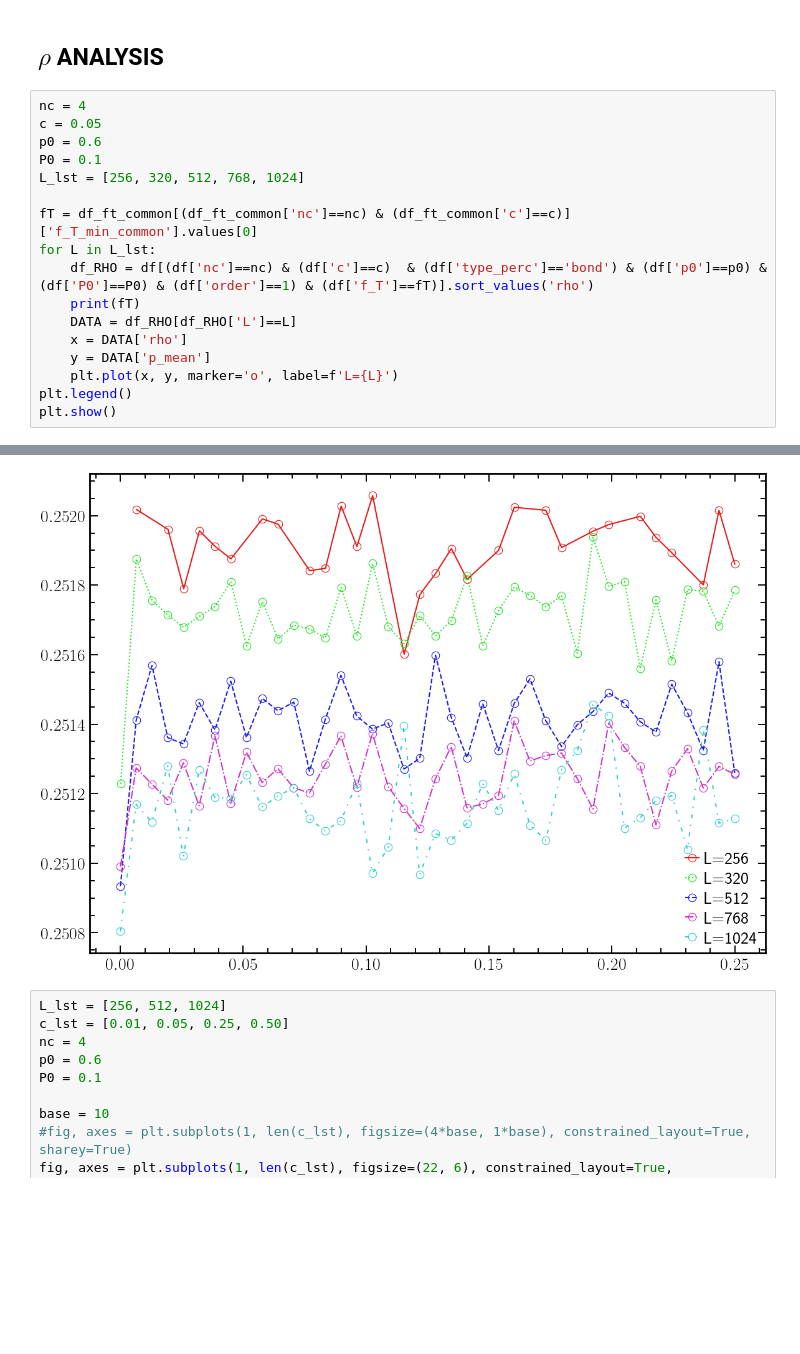
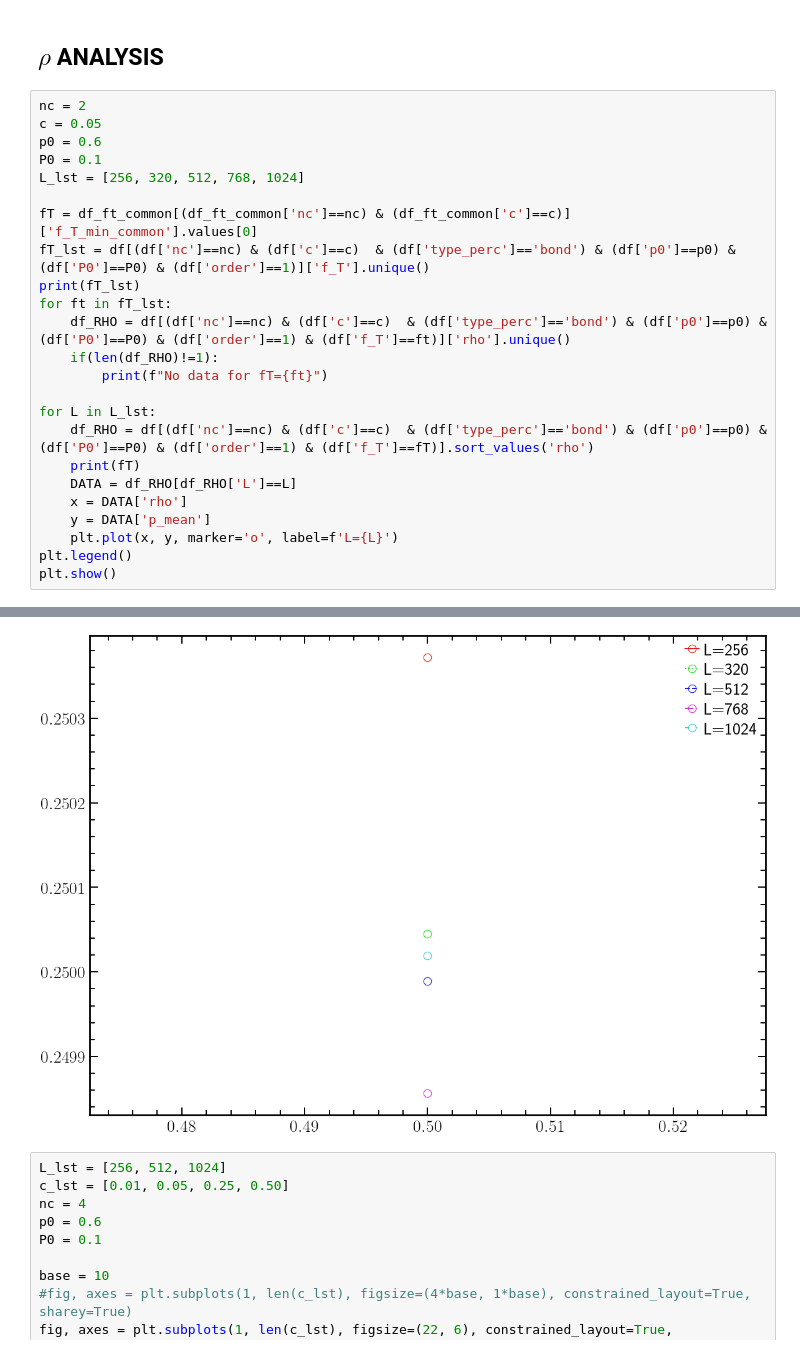
Before and after one commit to JuniorAlencar/self_organization_percolation, a Jupyter notebook: jupyter/parameters_analysis.ipynb, the cells around one changed output, grey strips where cells are left out. Drawn from its saved outputs; the diff is of its cells as text; blank space fills up the shorter version.

```diff
--- a/jupyter/parameters_analysis.ipynb
+++ b/jupyter/parameters_analysis.ipynb
@@ -986,13 +986,20 @@ plt.show()
 # %% [markdown]
 ## $\rho$ ANALYSIS
 # %%
-nc = 4
+nc = 2
 c = 0.05
 p0 = 0.6
 P0 = 0.1
 L_lst = [256, 320, 512, 768, 1024]
 
 fT = df_ft_common[(df_ft_common['nc']==nc) & (df_ft_common['c']==c)]['f_T_min_common'].values[0]
+fT_lst = df[(df['nc']==nc) & (df['c']==c)  & (df['type_perc']=='bond') & (df['p0']==p0) & (df['P0']==P0) & (df['order']==1)]['f_T'].unique()
+print(fT_lst)
+for ft in fT_lst:
+    df_RHO = df[(df['nc']==nc) & (df['c']==c)  & (df['type_perc']=='bond') & (df['p0']==p0) & (df['P0']==P0) & (df['order']==1) & (df['f_T']==ft)]['rho'].unique()
+    if(len(df_RHO)!=1):
+        print(f"No data for fT={ft}")
+
 for L in L_lst:
     df_RHO = df[(df['nc']==nc) & (df['c']==c)  & (df['type_perc']=='bond') & (df['p0']==p0) & (df['P0']==P0) & (df['order']==1) & (df['f_T']==fT)].sort_values('rho')
     print(fT)
@@ -1011,4 +1030,4 @@ plt.show()
-[figure, old version]
+[figure, new version]
 # %%
 L_lst = [256, 512, 1024]
 c_lst = [0.01, 0.05, 0.25, 0.50]
```
Also changed, not shown: parts of 3 cells of this notebook, 3 other files.
